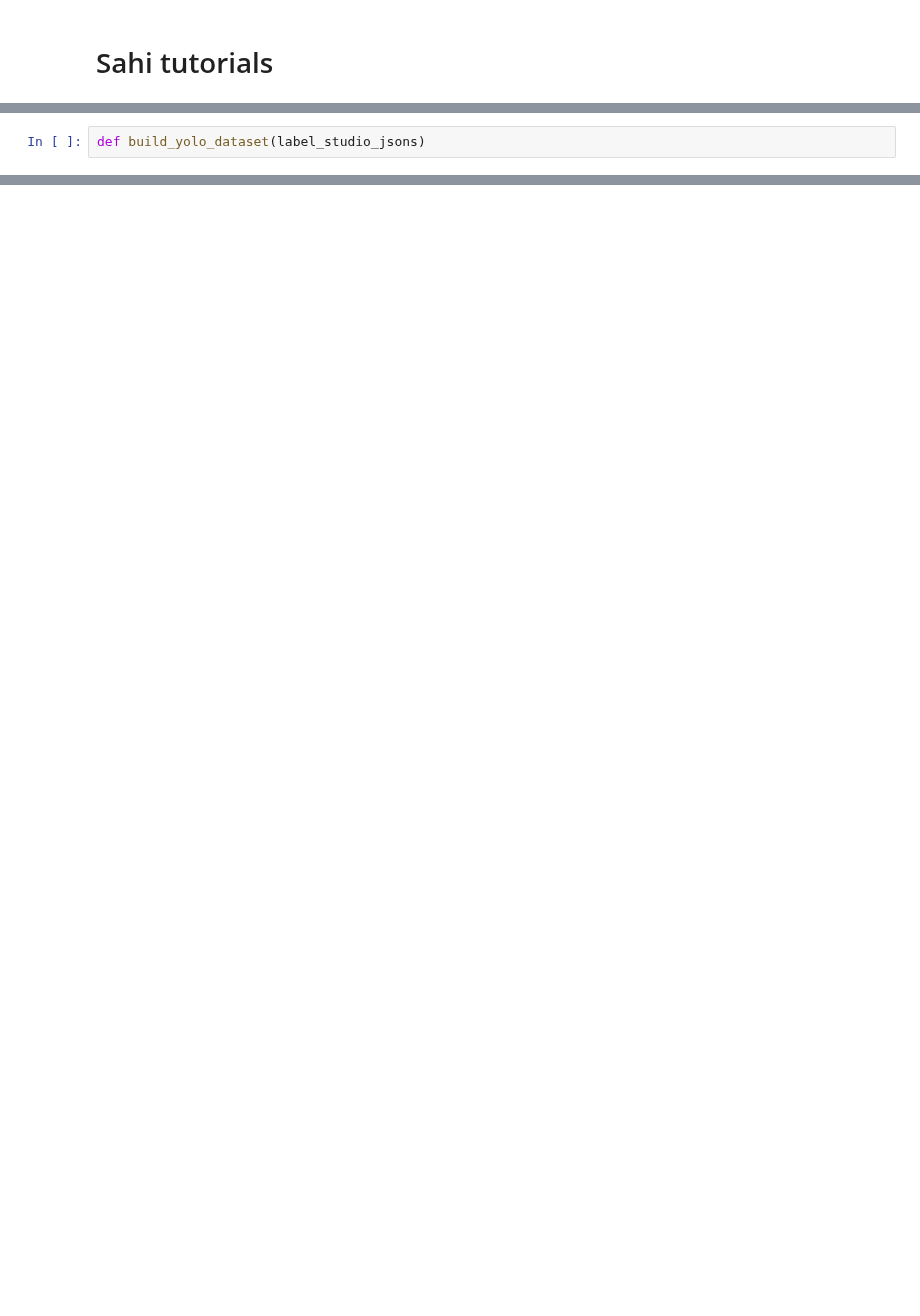
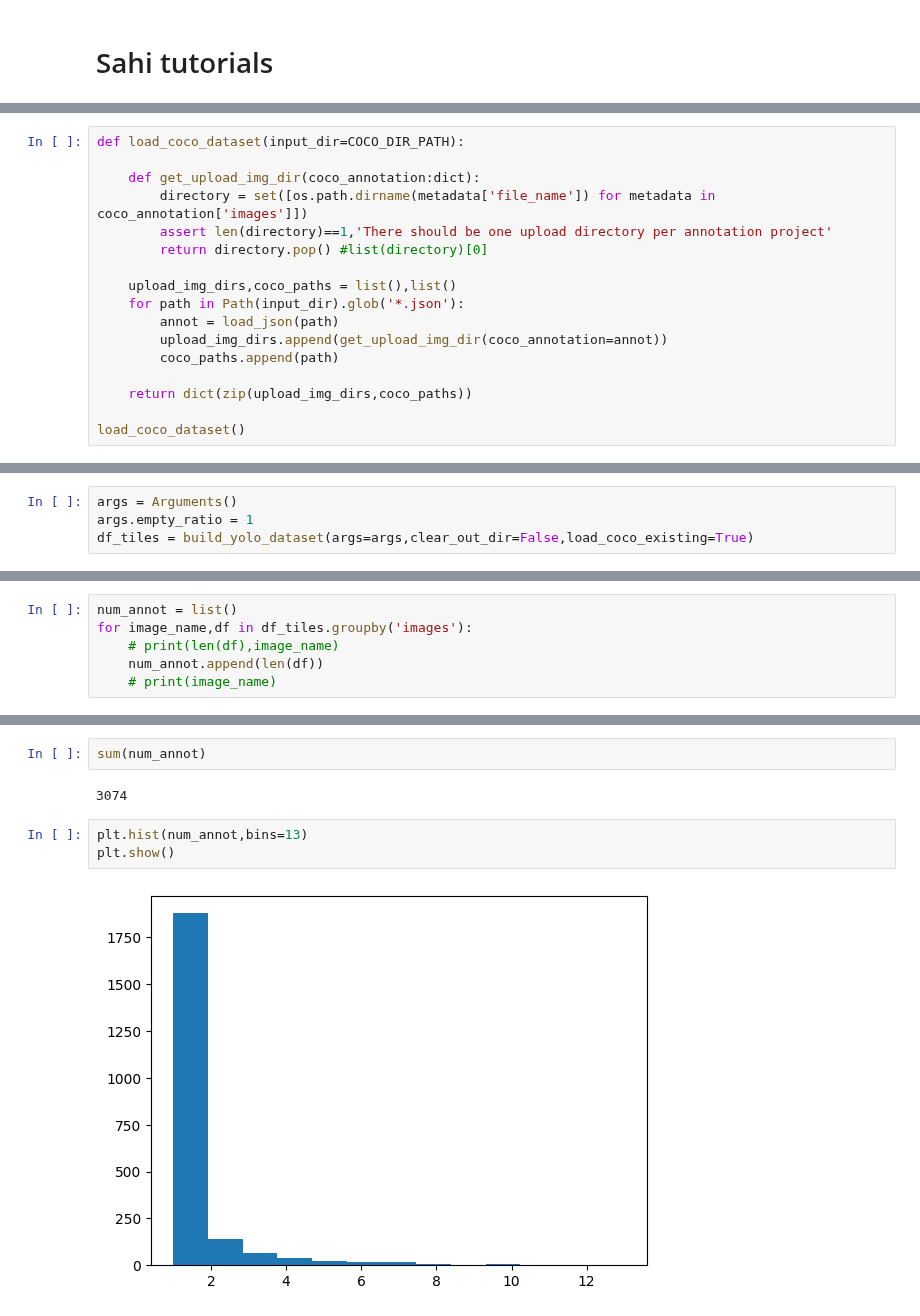
Before and after one commit to FadelMamar/datalabeling, a Jupyter notebook: src/data_exploration.ipynb, the cells around one changed output, grey strips where cells are left out. Saved outputs shown, nothing was run; the diff lists cells and outputs as text; blank space fills up the shorter version.

```diff
--- a/src/data_exploration.ipynb
+++ b/src/data_exploration.ipynb
@@ -336,2 +228,0 @@ save_df_as_yolo(df_annotation=df[~df['x'].isna()].copy(),args=args)
-# %%
-def build_yolo_dataset(label_studio_jsons)
@@ -339,0 +229,17 @@ def build_yolo_dataset(label_studio_jsons)
+# %%
+def load_coco_dataset(input_dir=COCO_DIR_PATH):
+
+    def get_upload_img_dir(coco_annotation:dict):
+        directory = set([os.path.dirname(metadata['file_name']) for metadata in coco_annotation['images']])
+        assert len(directory)==1,'There should be one upload directory per annotation project'
+        return directory.pop() #list(directory)[0]
+
+    upload_img_dirs,coco_paths = list(),list()
+    for path in Path(input_dir).glob('*.json'):
+        annot = load_json(path)
+        upload_img_dirs.append(get_upload_img_dir(coco_annotation=annot))
+        coco_paths.append(path)
+
+    return dict(zip(upload_img_dirs,coco_paths))
+
+load_coco_dataset()
@@ -339,0 +293,4 @@ def build_yolo_dataset(label_studio_jsons)
+# %%
+args = Arguments()
+args.empty_ratio = 1
+df_tiles = build_yolo_dataset(args=args,clear_out_dir=False,load_coco_existing=True)
@@ -339,0 +348,6 @@ def build_yolo_dataset(label_studio_jsons)
+# %%
+num_annot = list()
+for image_name,df in df_tiles.groupby('images'):
+    # print(len(df),image_name)
+    num_annot.append(len(df))
+    # print(image_name)
@@ -339,0 +362,9 @@ def build_yolo_dataset(label_studio_jsons)
+# %%
+sum(num_annot)
+# %% [output]
+3074
+# %%
+plt.hist(num_annot,bins=13)
+plt.show()
+# %% [output]
+[figure, added]
```
Also changed, not shown: parts of 33 cells of this notebook.
